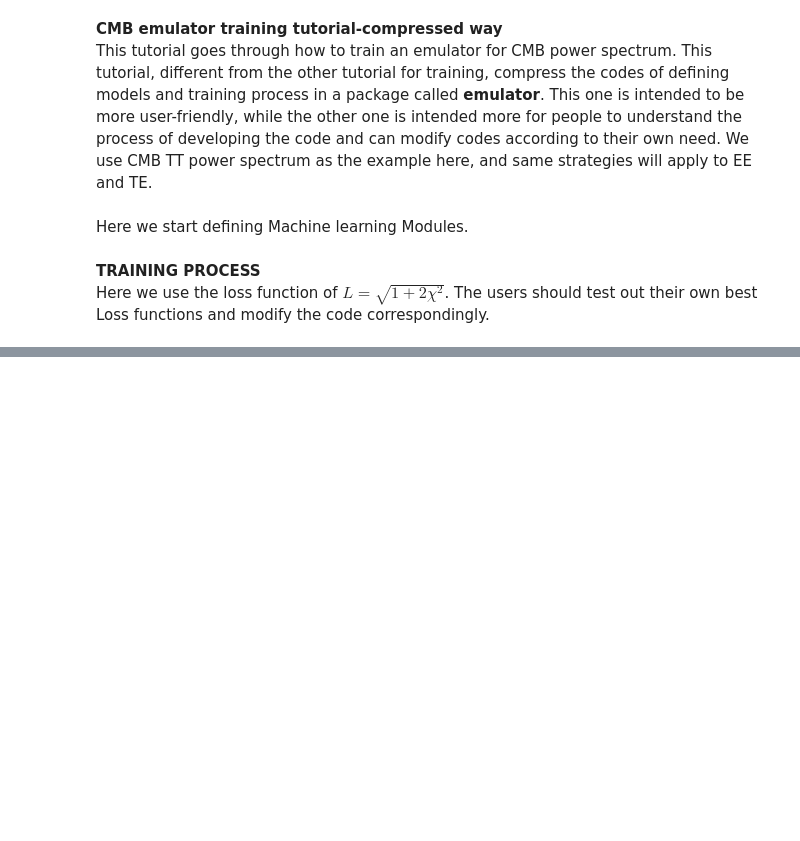
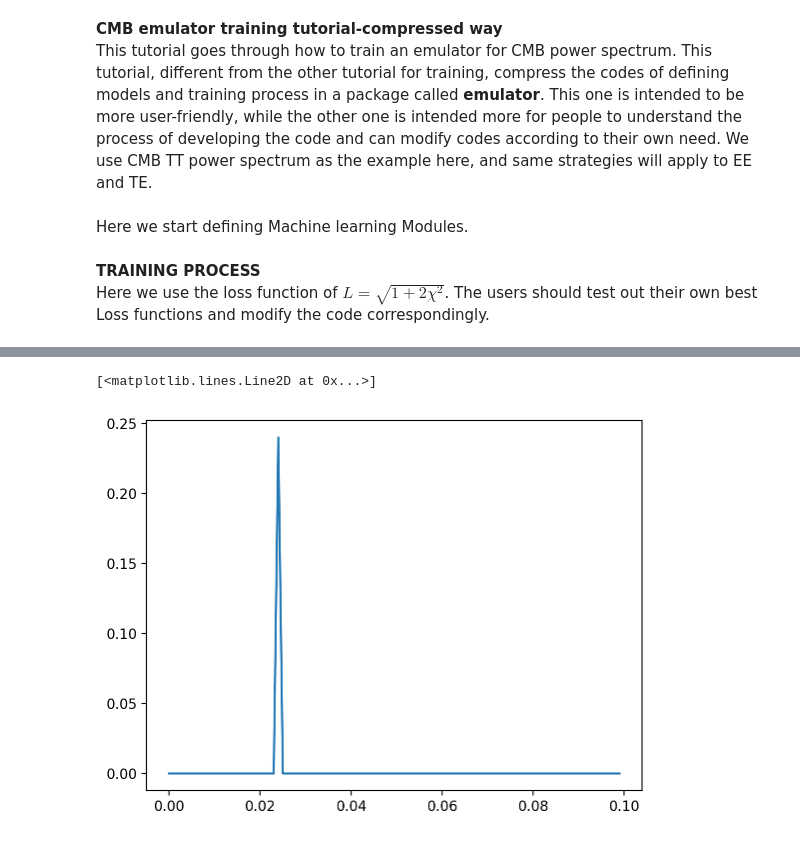
Before and after one commit to JerreYjz/cocoayz, a Jupyter notebook: Cocoa/training script/CMB-emulator-tutorial-compress.ipynb, the cells around one changed output, grey strips where cells are left out. Cells and saved outputs as stored; diff of their text form; code cells hidden in the pictures; blank space fills up the shorter version.

```diff
--- a/Cocoa/training script/CMB-emulator-tutorial-compress.ipynb
+++ b/Cocoa/training script/CMB-emulator-tutorial-compress.ipynb
@@ -117,0 +214,7 @@ Saved to./trainedemu5000plktrf/chiTTAstautestc32.pt
+# %%
+fid=np.load('Demo/fid_demo.npy',allow_pickle=True)
+
+def loglikelihood(omb):
+    y=predict(torch.Tensor(np.array([omb])).to(device))[0]
+    diff=fid-y
+    return -0.5*diff@covinv@diff.T
@@ -117,0 +230,10 @@ Saved to./trainedemu5000plktrf/chiTTAstautestc32.pt
+# %%
+om=np.arange(0,0.1,0.001)
+chi=[]
+for x in om:
+    chi.append(loglikelihood(x))
+chi=np.array(chi)
+plt.plot(om,np.exp(chi))
+# %% [output]
+[<matplotlib.lines.Line2D at 0x...>]
+[figure, added]
```
Also changed, not shown: parts of 19 cells of this notebook.
